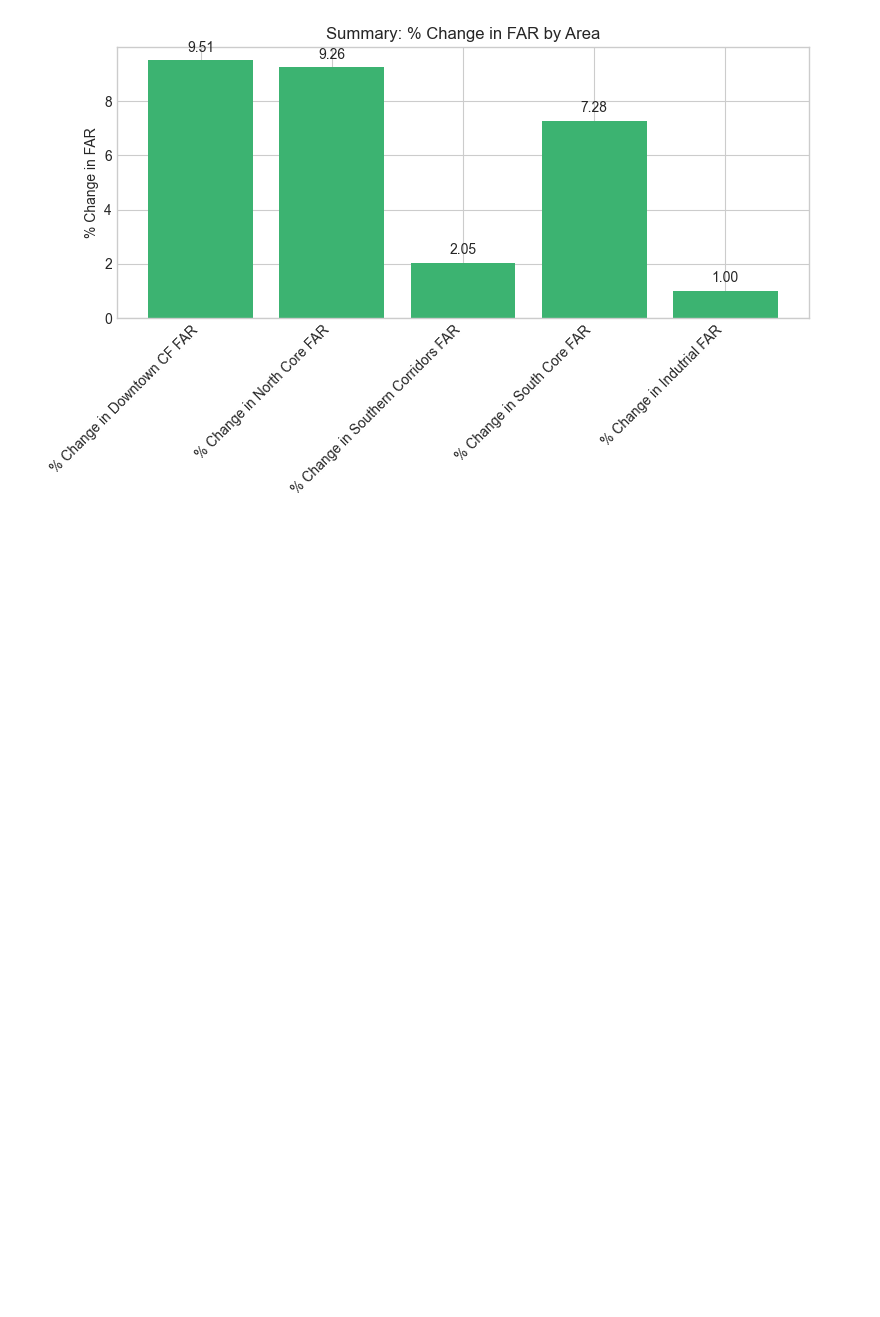
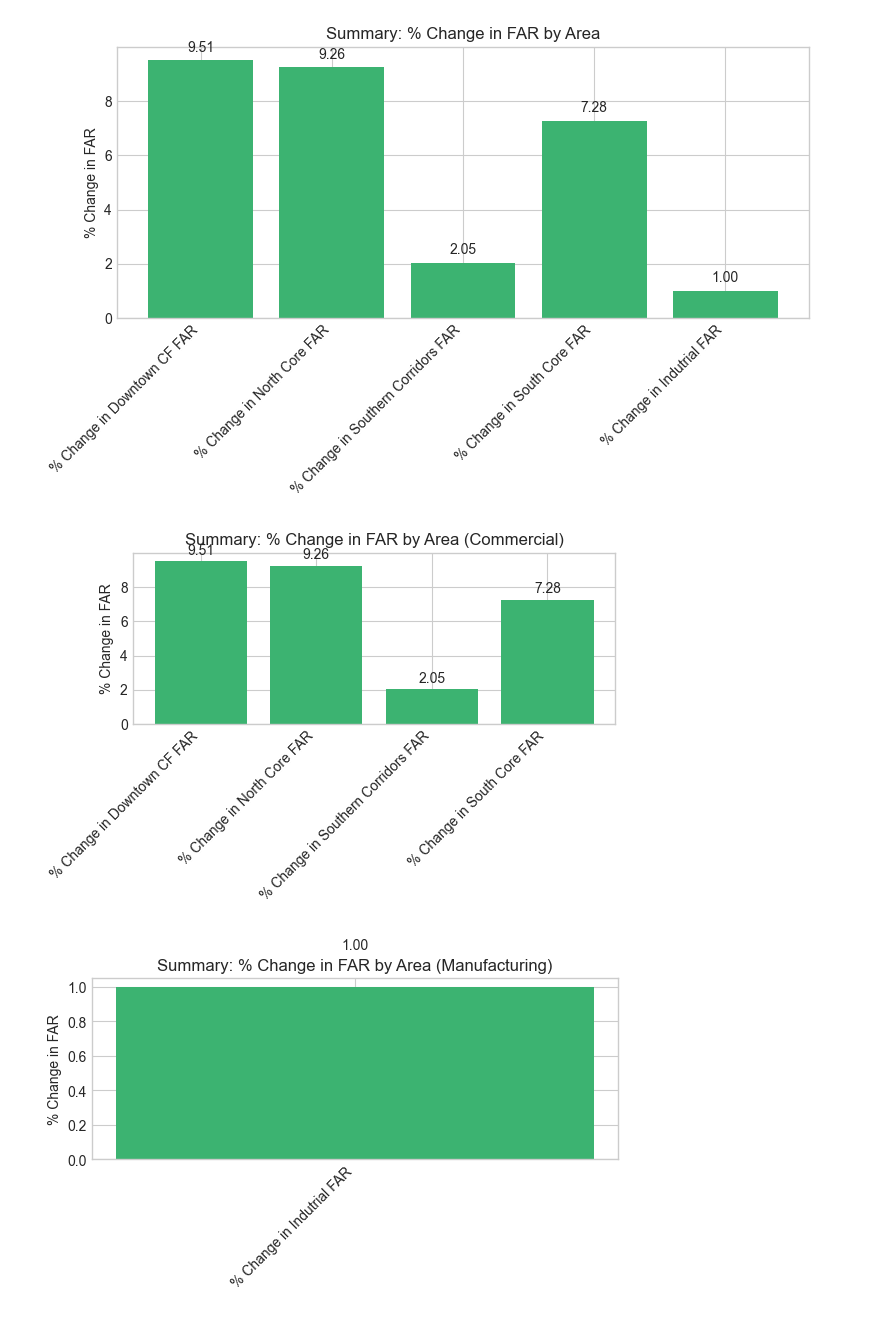
Before and after one commit to supernovaaa2024/RealEstateValuation, a Jupyter notebook: Jamaica_FAR.ipynb, the cells around one changed output. Saved outputs shown, nothing was run; the diff lists cells and outputs as text; code cells hidden in the pictures; blank space fills up the shorter version.

```diff
--- a/Jamaica_FAR.ipynb
+++ b/Jamaica_FAR.ipynb
@@ -110,3 +110,29 @@ plt.tight_layout()
 plt.show()
 # %% [output]
 [figure]
+# %%
+# Add Use Type column to summary DataFrame for correct separation
+far_change_df['Use Type'] = [
+    'Commercial',    # Downtown CF
+    'Commercial',    # North Core
+    'Commercial',    # Southern Corridors
+    'Commercial',    # South Core
+    'Manufacturing'  # Industrial
+]
+
+# Plot each use type separately
+for use_type in ['Commercial', 'Residential', 'Manufacturing']:
+    df_type = far_change_df[far_change_df['Use Type'] == use_type]
+    if not df_type.empty:
+        plt.figure(figsize=(6, 4))
+        plt.bar(df_type['Area'], df_type['% Change in FAR'], color='mediumseagreen')
+        plt.ylabel('% Change in FAR')
+        plt.title(f'Summary: % Change in FAR by Area ({use_type})')
+        plt.xticks(rotation=45, ha='right')
+        for i, v in enumerate(df_type['% Change in FAR']):
+            plt.text(i, v + 0.2, f'{v:.2f}', ha='center', va='bottom')
+        plt.tight_layout()
+        plt.show()
+# %% [output]
+[figure, added]
+[figure, added]
```
